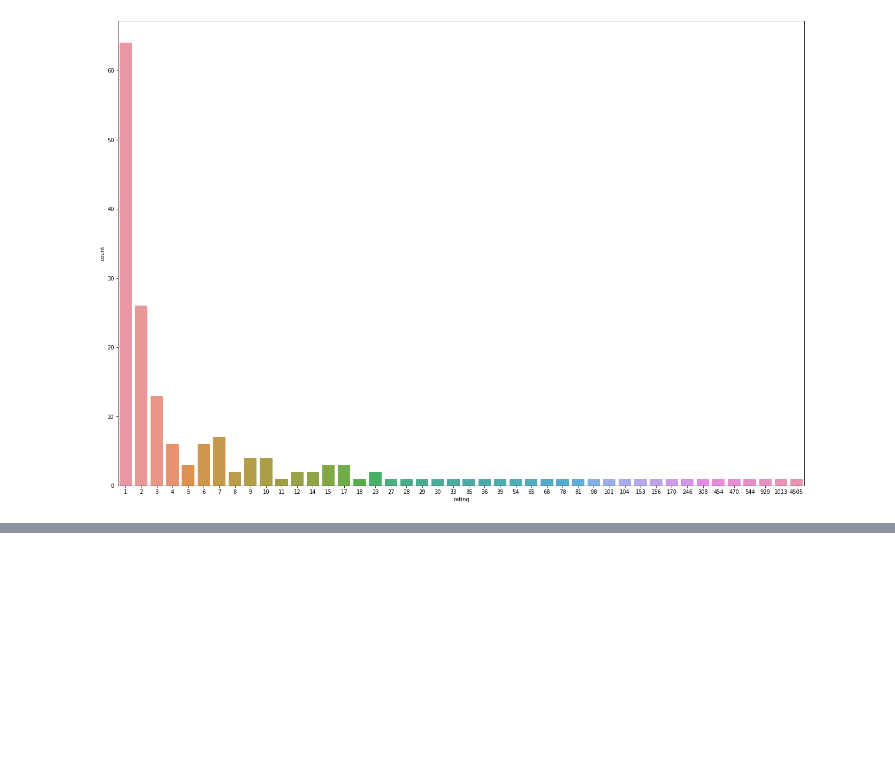
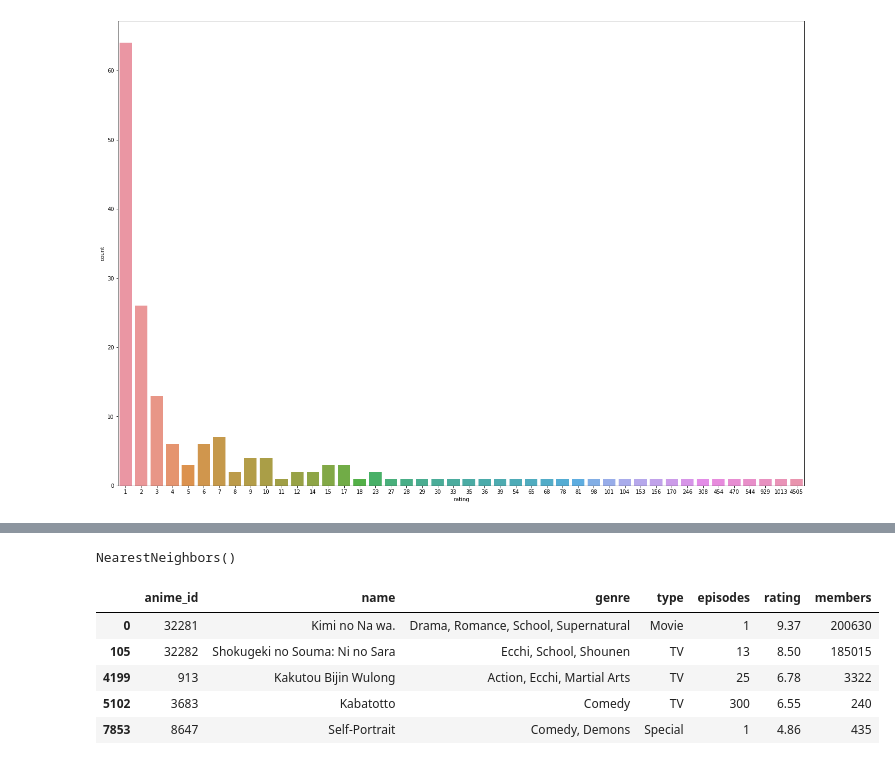
Before and after one commit to selennazlib/AnimeRecommenderPortfolioProject, a Jupyter notebook: AnimeRecommenderPortfolioProject.ipynb, the cells around one changed output, grey strips where cells are left out. Saved outputs shown, nothing was run; the diff lists cells and outputs as text; code cells hidden in the pictures; blank space fills up the shorter version.

```diff
--- a/AnimeRecommenderPortfolioProject.ipynb
+++ b/AnimeRecommenderPortfolioProject.ipynb
@@ -190,0 +237,24 @@ sns.countplot(grouped_df)
+# %%
+# now let's train the model
+from sklearn.neighbors import NearestNeighbors
+
+nnm = NearestNeighbors()
+# %%
+nnm.fit(df_clean.values)
+# %% [output]
+NearestNeighbors()
+# %%
+# kimi variable is the index of Kimi no Na wa
+kimi = df_clean.loc[anime_df[anime_df['name'] == 'Kimi no Na wa.'].index]
+# %%
+# in this part returned a dataframe which consist the similar animes to Kimi no Na wa
+index = nnm.kneighbors(kimi, return_distance=False)
+
+anime_df.loc[anime_df.index[index][0]]
+# %% [output]
+|  | anime_id | name | genre | type | episodes | rating | members |
+| 0 | 32281 | Kimi no Na wa. | Drama, Romance, School, Supernatural | Movie | 1 | 9.37 | 200630 |
+| 105 | 32282 | Shokugeki no Souma: Ni no Sara | Ecchi, School, Shounen | TV | 13 | 8.50 | 185015 |
+| 4199 | 913 | Kakutou Bijin Wulong | Action, Ecchi, Martial Arts | TV | 25 | 6.78 | 3322 |
+| 5102 | 3683 | Kabatotto | Comedy | TV | 300 | 6.55 | 240 |
+| 7853 | 8647 | Self-Portrait | Comedy, Demons | Special | 1 | 4.86 | 435 |
```
Also changed, not shown: parts of 2 cells of this notebook.
